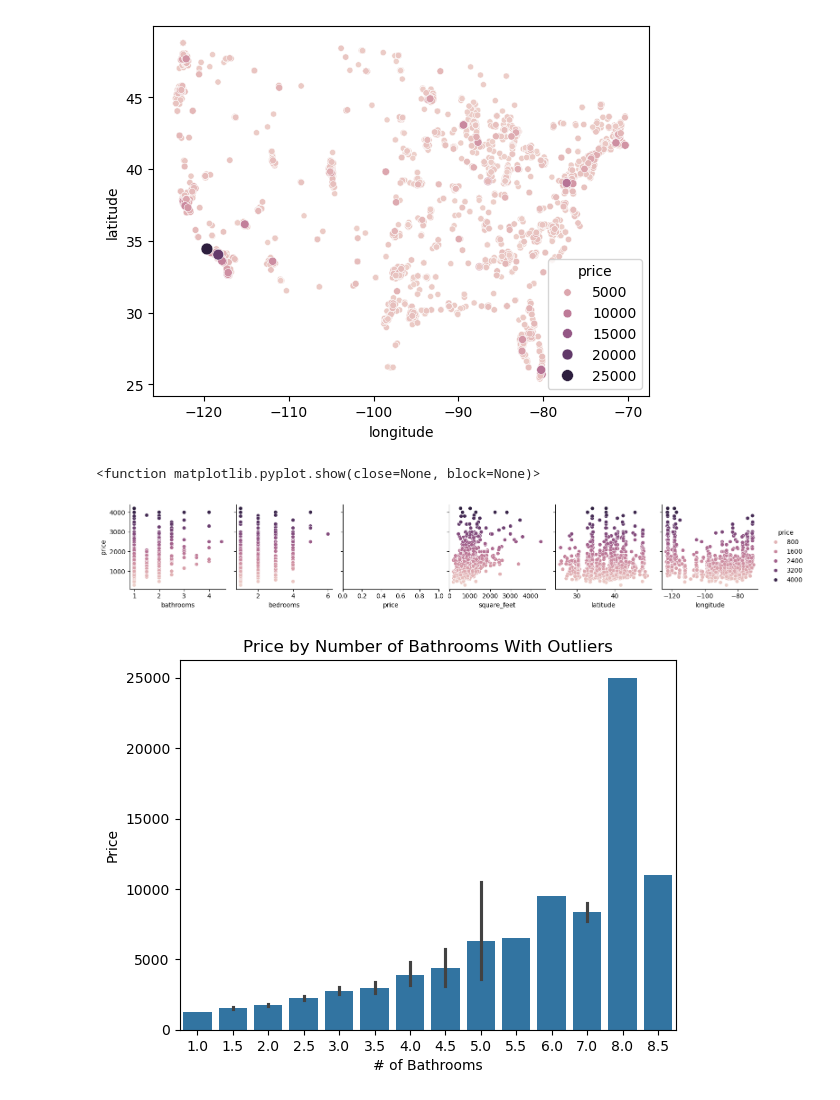
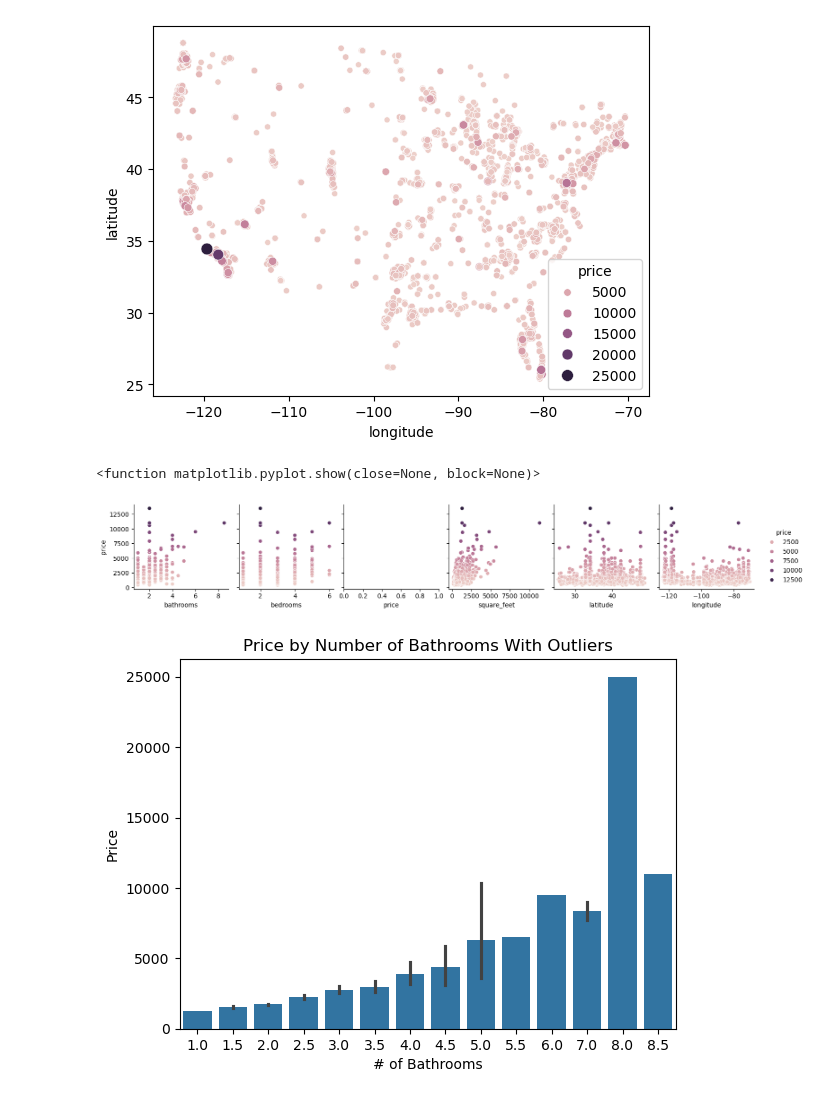
Before and after one commit to metro7/ML-Final-Project, a Jupyter notebook: ML-Final-Project.ipynb, the cells around one changed output. Drawn from its saved outputs; the diff is of its cells as text; code cells hidden in the pictures.

```diff
--- a/ML-Final-Project.ipynb
+++ b/ML-Final-Project.ipynb
@@ -117,13 +117,13 @@ plt.show()
 [figure]
 # %%
 rng = np.random.RandomState()
-indices = rng.choice(np.arange(len(apartment_df)), size=1000, replace=False)
+indices = rng.choice(np.arange(len(apartment_df)), size=2500, replace=False)
 
 sns.pairplot(apartment_df.iloc[indices], x_vars=apartment_df.columns, y_vars='price', hue='price')
 plt.show
 # %% [output]
 <function matplotlib.pyplot.show(close=None, block=None)>
-[figure, old version]
+[figure, new version]
 # %%
 sns.barplot(x='bathrooms', y='price', data=apartment_df)
 
```
Also changed, not shown: parts of 11 cells of this notebook.
